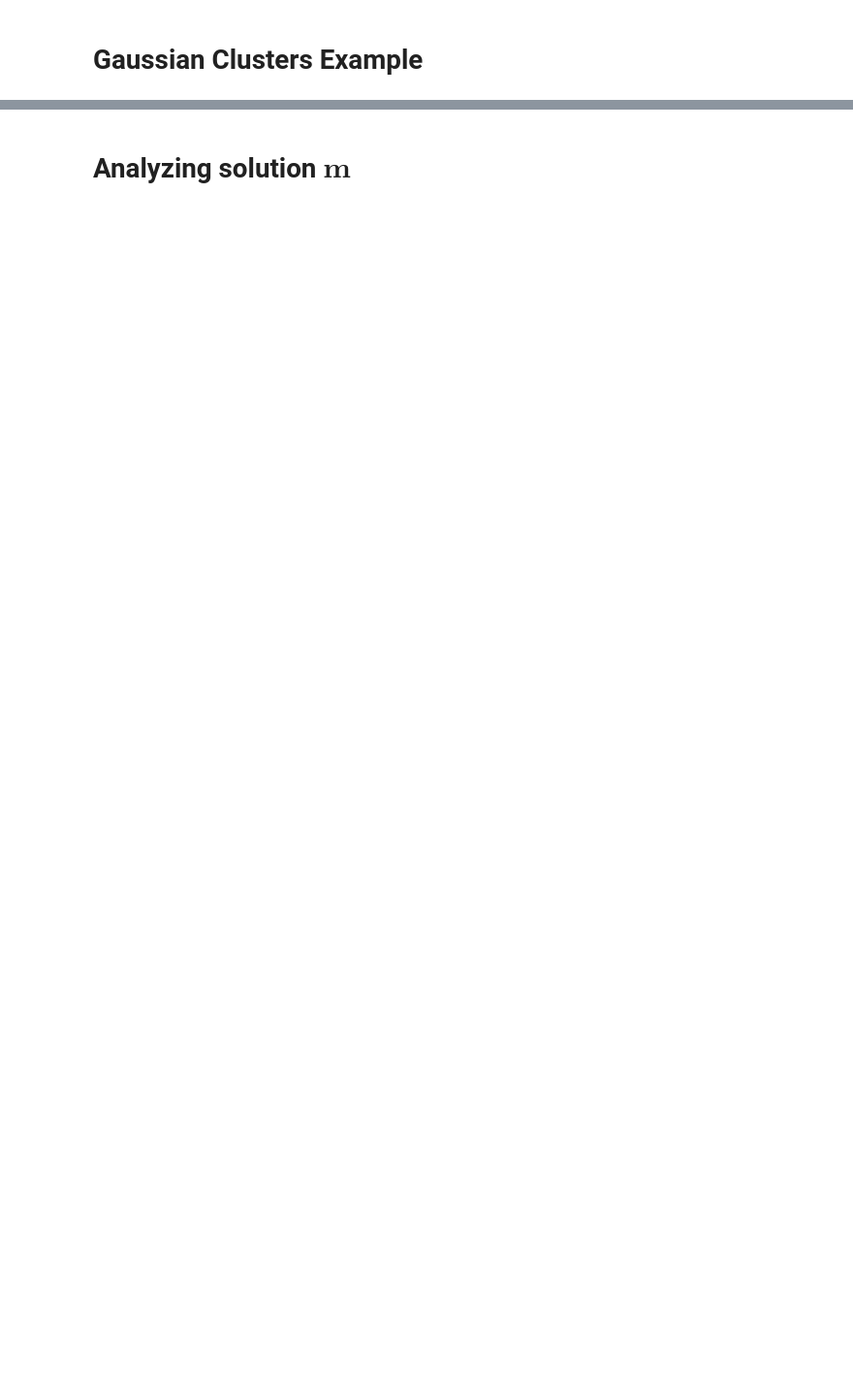
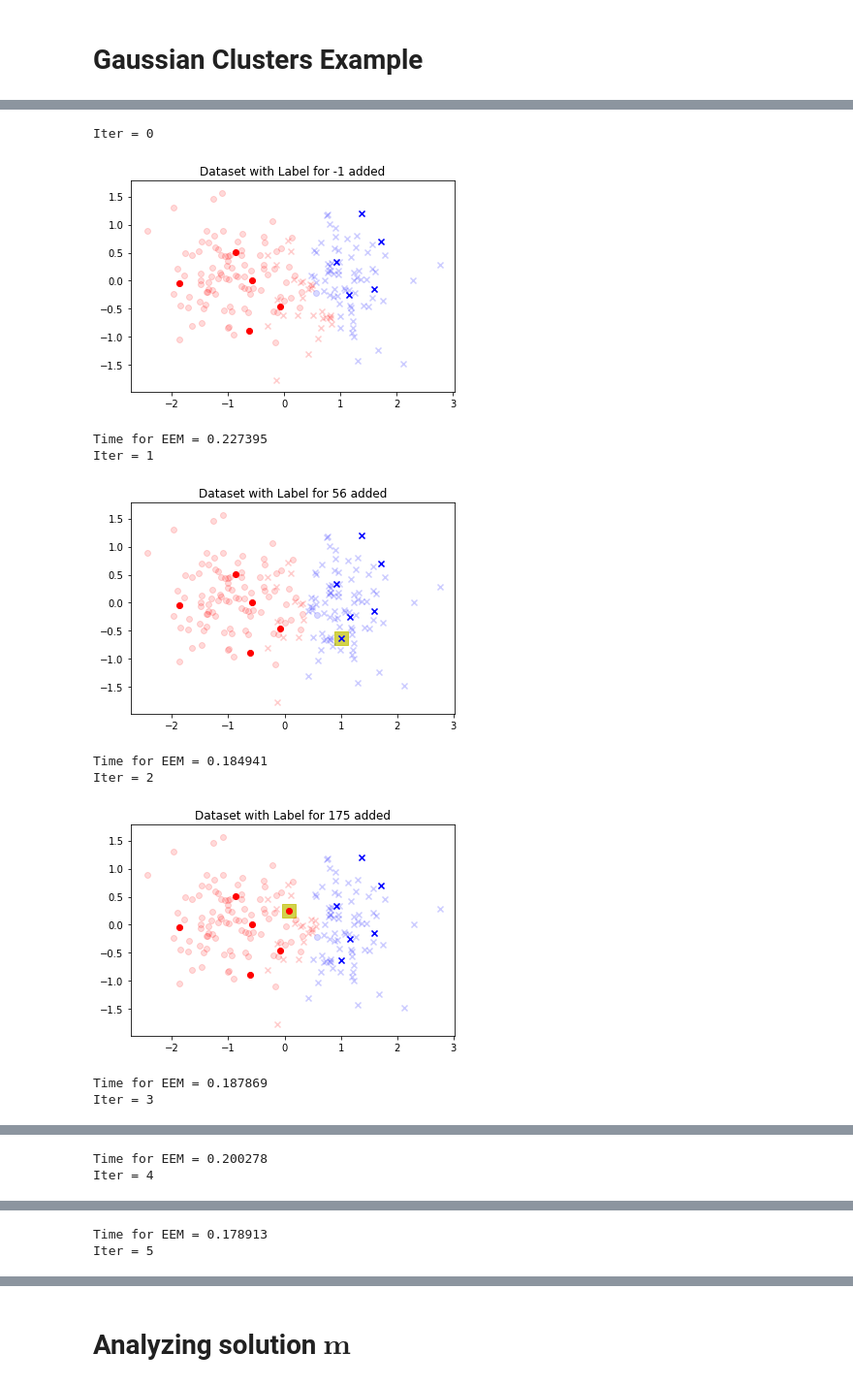
Before and after one commit to millerk22/AL_code, a Jupyter notebook: AL-EEM.ipynb, the cells around one changed output, grey strips where cells are left out. Shown at 97% size. Cells and saved outputs as stored; diff of their text form; code cells hidden in the pictures; blank space fills up the shorter version.

```diff
--- a/AL-EEM.ipynb
+++ b/AL-EEM.ipynb
@@ -57,0 +46,20 @@ for l in range(20):
+# %%
+# Active Learning
+fid = copy.deepcopy(fid_orig)
+tag2 = (tau, alpha, gamma2)
+test_opts = (num_iters, True)
+ERRS, M = run_test_AL_mod(X, v, w, fid, ground_truth, tag2, test_opts)
+
+if verbose:
+    print(ERRS)
+# %% [output]
+Iter = 0
+[figure, added]
+Time for EEM = 0.227395
+Iter = 1
+[figure, added]
+Time for EEM = 0.184941
+Iter = 2
+[figure, added]
+Time for EEM = 0.187869
+Iter = 3
@@ -57,0 +67,2 @@ for l in range(20):
+Time for EEM = 0.200278
+Iter = 4
@@ -57,0 +70,2 @@ for l in range(20):
+Time for EEM = 0.178913
+Iter = 5
```
Also changed, not shown: parts of 31 cells of this notebook, 1 other file.
